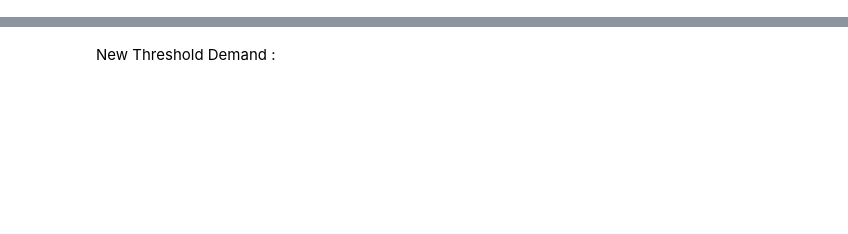
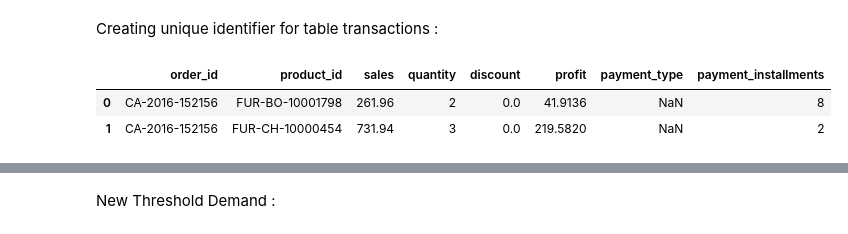
Before and after one commit to divyanshisharan/div, a Jupyter notebook: divya.ipynb, the cells around one changed output, grey strips where cells are left out. Cells and saved outputs as stored; diff of their text form; code cells hidden in the pictures; blank space fills up the shorter version.

```diff
--- a/divya.ipynb
+++ b/divya.ipynb
@@ -37,3 +37,11 @@ transactions.head()
 #list of orders id having high-value transactions (sales amount >150)
 
 orderids = transactions[transactions['sales']>150].iloc[:, 0].to_list()
+# %% [markdown]
+Creating unique identifier for table transactions :
+# %%
+transactions.head(2)
+# %% [output]
+|  | order_id | product_id | sales | quantity | discount | profit | payment_type | payment_installments |
+| 0 | CA-2016-152156 | FUR-BO-10001798 | 261.96 | 2 | 0.0 | 41.9136 | NaN | 8 |
+| 1 | CA-2016-152156 | FUR-CH-10000454 | 731.94 | 3 | 0.0 | 219.5820 | NaN | 2 |
```
Also changed, not shown: parts of 15 cells of this notebook.
